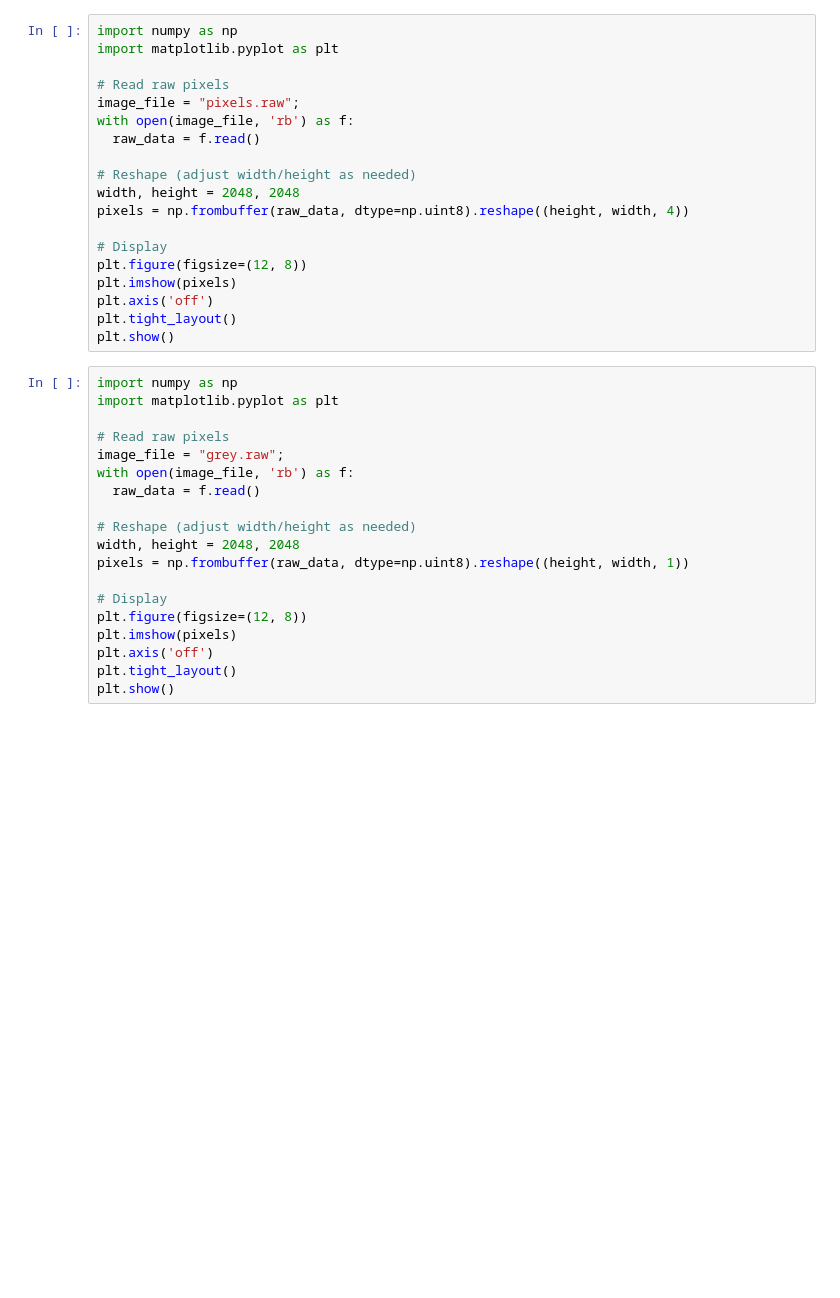
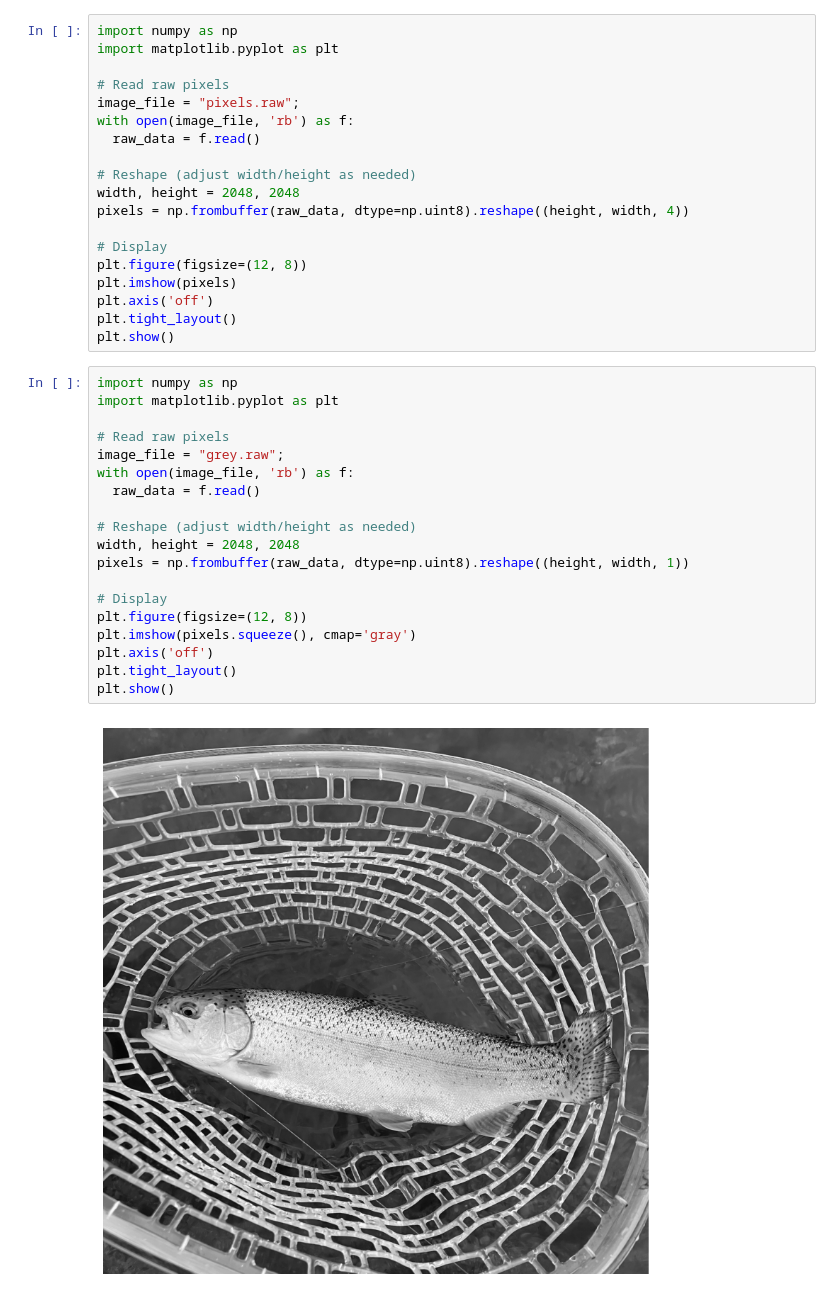
Before and after one commit to bkoz/cuda, a Jupyter notebook: 03_rgb2gray.ipynb, the cells around one changed output. Cells and saved outputs as stored; diff of their text form; blank space fills up the shorter version.

```diff
--- a/03_rgb2gray.ipynb
+++ b/03_rgb2gray.ipynb
@@ -421,19 +436,21 @@ plt.show()
 # %%
 import numpy as np
 import matplotlib.pyplot as plt
 
 # Read raw pixels
 image_file = "grey.raw";
 with open(image_file, 'rb') as f:
   raw_data = f.read()
 
 # Reshape (adjust width/height as needed)
 width, height = 2048, 2048
 pixels = np.frombuffer(raw_data, dtype=np.uint8).reshape((height, width, 1))
 
 # Display
 plt.figure(figsize=(12, 8))
-plt.imshow(pixels)
+plt.imshow(pixels.squeeze(), cmap='gray')
 plt.axis('off')
 plt.tight_layout()
 plt.show()
+# %% [output]
+[figure, added]
```
Also changed, not shown: parts of 3 cells of this notebook.
